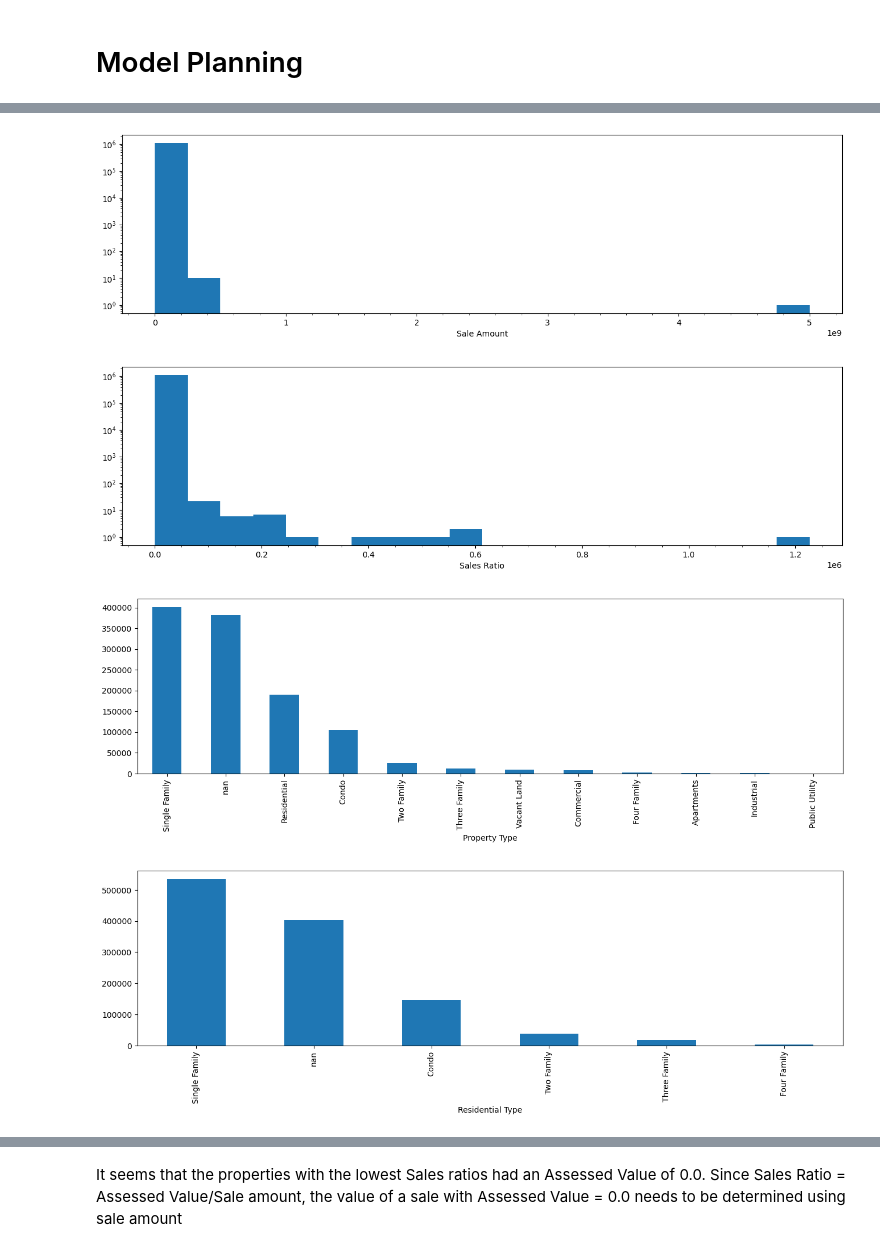
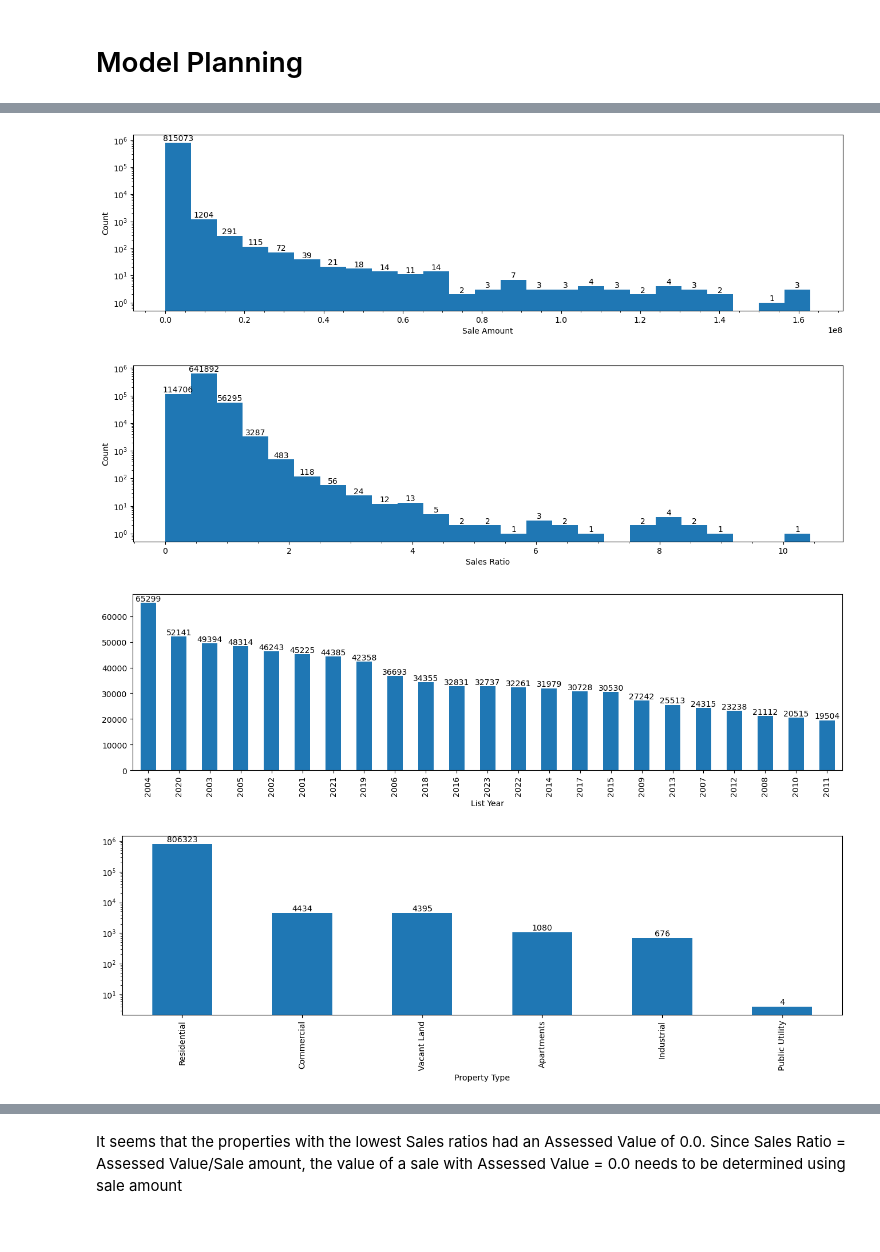
Before and after one commit to jonahmougoue/Connecticut-Real-Estate-Analysis, a Jupyter notebook: RealEstatePrediction.ipynb, the cells around one changed output, grey strips where cells are left out. Drawn from its saved outputs; the diff is of its cells as text; code cells hidden in the pictures.

Commit message:
Removed outliers and added histograms with data aggregation

```diff
--- a/RealEstatePrediction.ipynb
+++ b/RealEstatePrediction.ipynb
@@ -216,0 +279,3 @@ for missing_datum in missing_data:
+# %%
+street = df['Address'].str.lstrip('0123456789 -#').str.rstrip('0123456789 -#')
+df.insert(len(df.columns),'Street',street)
@@ -216,0 +284,2 @@ for missing_datum in missing_data:
+# %%
+df = df[df['Non Use Code'].isna()]
@@ -216,0 +288,3 @@ for missing_datum in missing_data:
+# %%
+for col in df.select_dtypes(include='string'):
+    df[col] = df[col].fillna('Missing')
@@ -216,0 +324,6 @@ for missing_datum in missing_data:
+# %%
+for i in range(3):
+    df = df[df['Sales Ratio'] != df['Sales Ratio'].max()]
+_,_, bar = plt.hist(df['Sales Ratio'])
+plt.yscale('log')
+plt.bar_label(bar)
@@ -247,37 +353,34 @@ df.tail(10)
 # %%
-
 from matplotlib import pyplot as plt
-hist_columns = [
-    #'Serial Number',
-    'List Year',
-    #'Date Recorded',
-    #'Address',
+numeric_columns = [
+    'Date Recorded',
     'Assessed Value',
     'Sale Amount',
     'Sales Ratio',
-    #'Property Type',
-    #'Residential Type',
-    #'Assessor Remarks',
-    #'OPM remarks',
-    #'Location',
+
 ]
-categoric_hist = [
+categoric_columns = [
+    'List Year',
     'Property Type',
     'Residential Type',
-    #'Town',
-    #'Non Use Code',
 ]
 
-for col in hist_columns:
+for col in numeric_columns:
     plt.figure(figsize=(16,4))
-    plt.hist(df[col], bins = 20)
+    _, _, bar = plt.hist(df[col], bins = 25)
+    plt.bar_label(bar)
     #plt.title(col)
     plt.xlabel(col)
+    plt.ylabel('Count')
     plt.yscale('log')
     plt.minorticks_on()
     plt.show()
-for col in categoric_hist:
+for col in categoric_columns:
     plt.figure(figsize=(16,4))
-    df[col].value_counts().plot(kind='bar')
+    if col == 'Property Type':
+        plt.yscale('log')
+    ax = df[col].value_counts().plot(kind='bar')
+    ax.bar_label(ax.containers[0])
+
     plt.show()
 # %% [output]
@@ -286,4 +389,4 @@ for col in categoric_hist:
-[figure, old version]
+[figure, new version]
-[figure, old version]
+[figure, new version]
-[figure, old version]
+[figure, new version]
-[figure, old version]
+[figure, new version]
```
Also changed, not shown: parts of 32 cells of this notebook.
